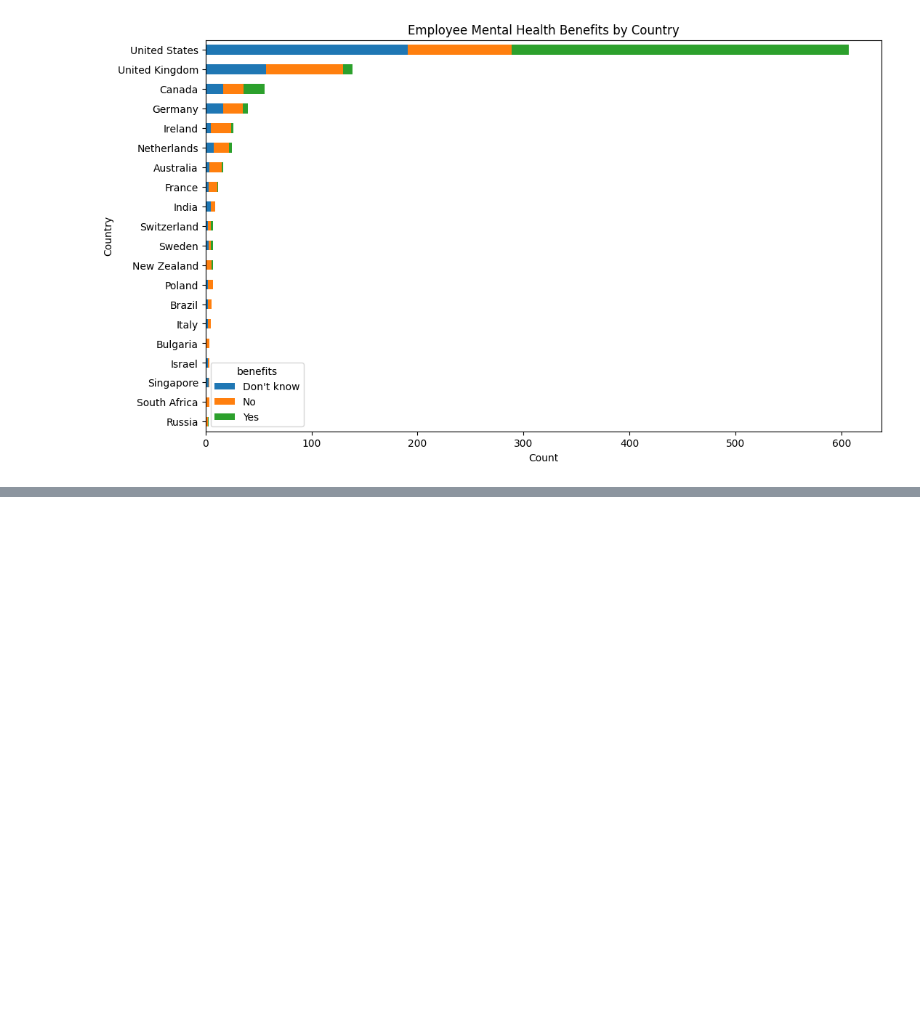
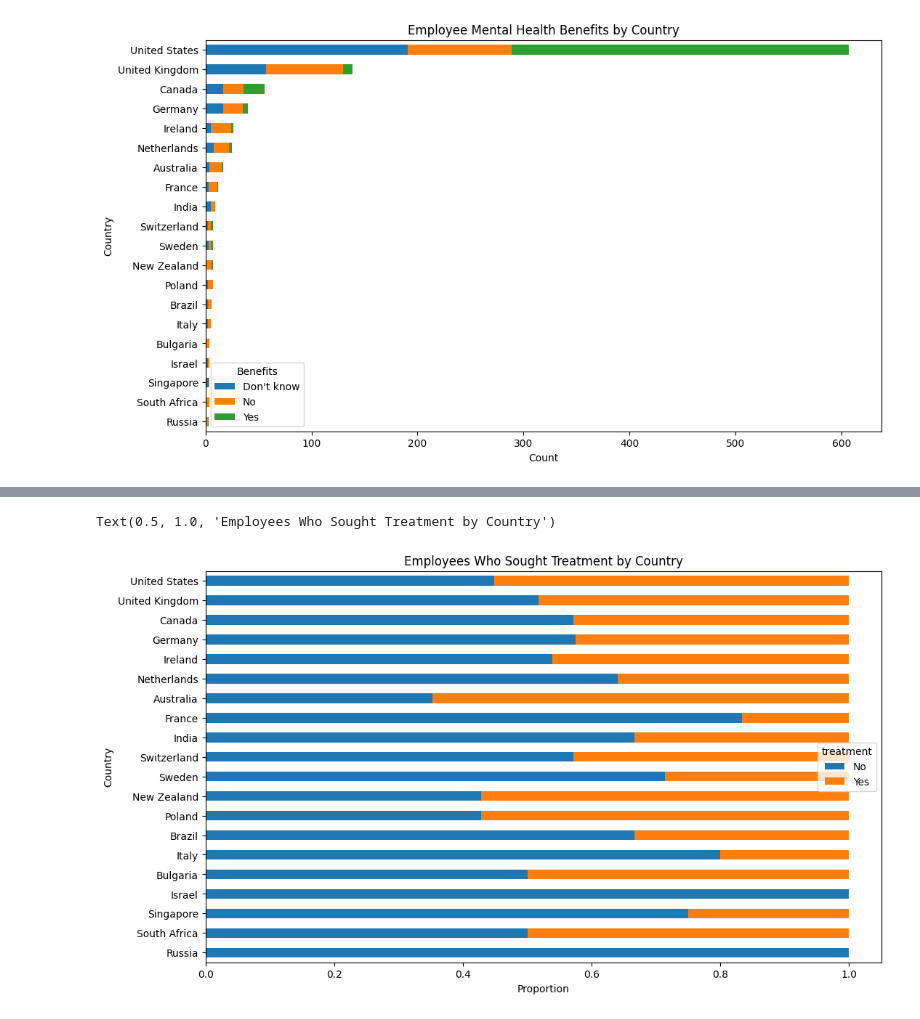
Before and after one commit to edmundlemon/mental_health_data_analysis, a Jupyter notebook: assignment.ipynb, the cells around one changed output, grey strips where cells are left out. Drawn from its saved outputs; the diff is of its cells as text; code cells hidden in the pictures; blank space fills up the shorter version.

```diff
--- a/assignment.ipynb
+++ b/assignment.ipynb
@@ -196,0 +222,10 @@ Text(0.5, 1.0, 'Employee Mental Health Benefits by Country')
+# %%
+normalized = sought_treatment.div(sought_treatment.sum(axis=1), axis=0)
+normalized.plot(kind='barh', stacked=True, figsize=(12, 7))
+plt.gca().invert_yaxis()  # so largest is at top
+plt.xlabel("Proportion")
+plt.ylabel("Country")
+plt.title("Employees Who Sought Treatment by Country")
+# %% [output]
+Text(0.5, 1.0, 'Employees Who Sought Treatment by Country')
+[figure, added]
```
Also changed, not shown: parts of 8 cells of this notebook.
